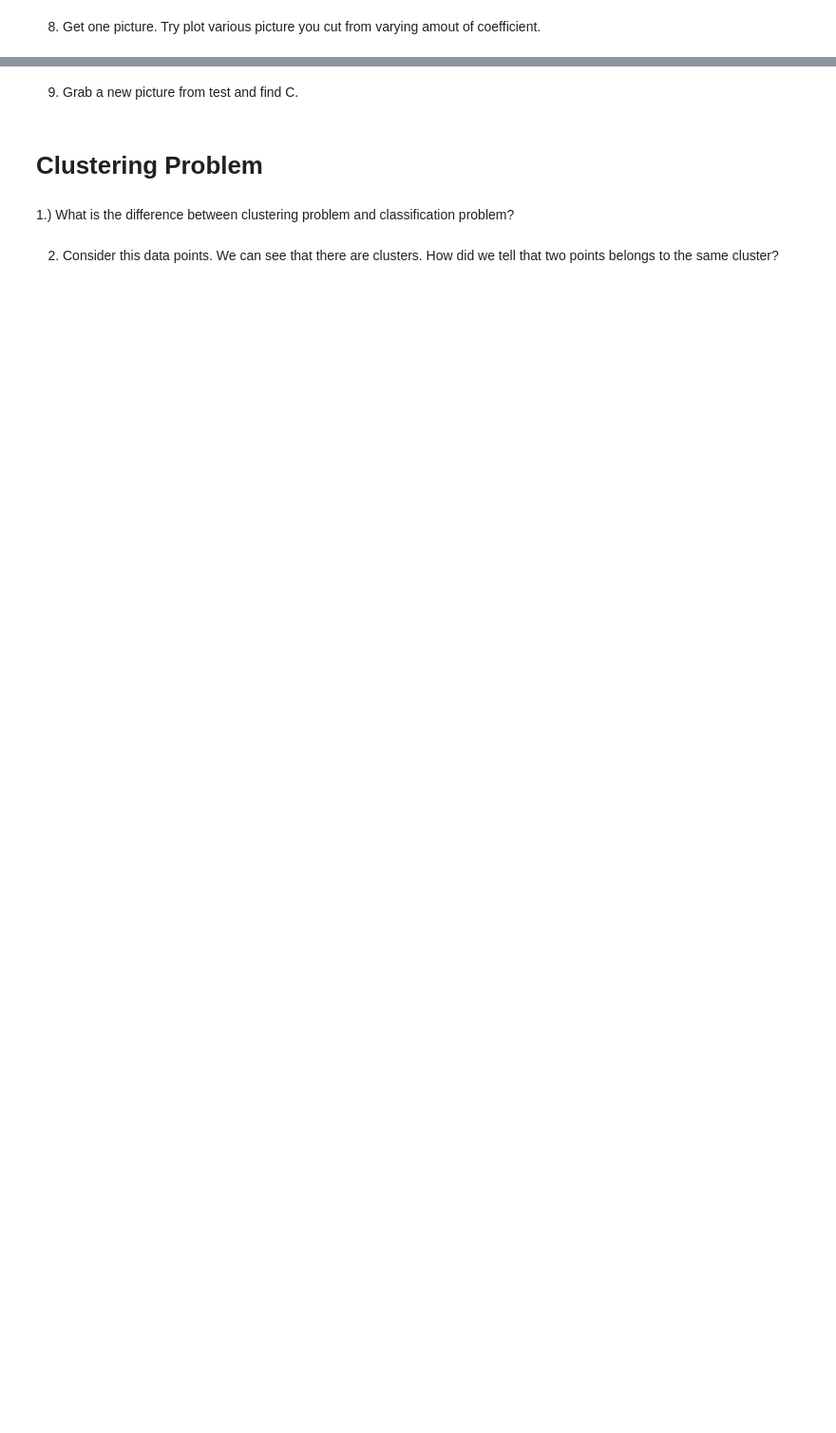
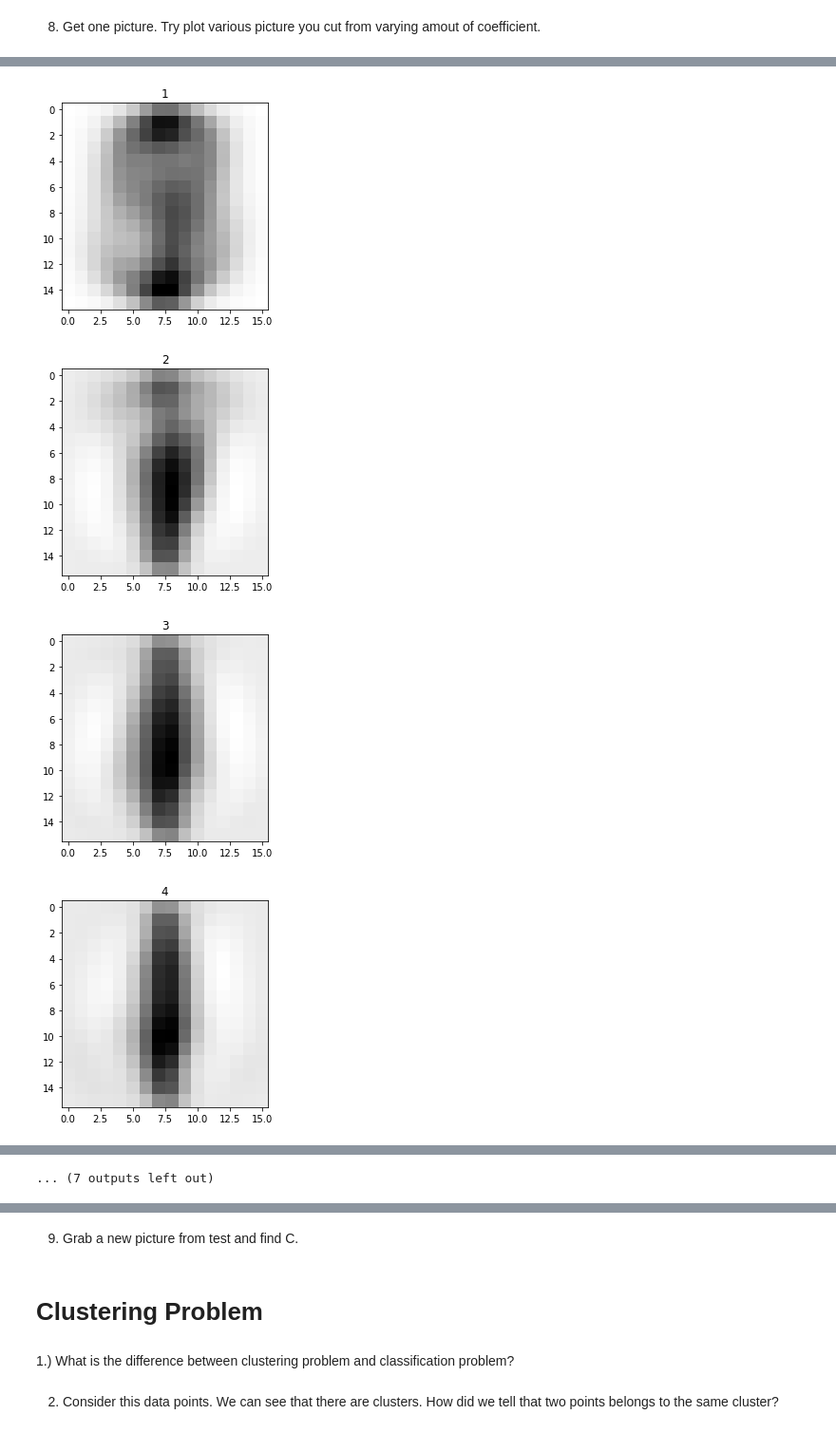
Before and after one commit to muic-pattern-rekt-2018/exercise-7-filled, a Jupyter notebook: Low Rank Approximation and Clustering Problem.ipynb, the cells around one changed output, grey strips where cells are left out. Shown: that part at 95% size. Drawn from its saved outputs; the diff is of its cells as text; code cells hidden in the pictures; blank space fills up the shorter version.

```diff
--- a/Low Rank Approximation and Clustering Problem.ipynb
+++ b/Low Rank Approximation and Clustering Problem.ipynb
@@ -86,0 +157,3 @@ show(images[:,4610])
+# %%
+# in the training you get v
+_, _, v_x = np.linalg.svd(x_train)
@@ -86,0 +167,18 @@ show(images[:,4610])
+# %%
+coeff_test = np.dot(x_test, v_x_k.T) # note the same v
+# %%
+approx_test_pic = np.dot(coeff_test, v_x_k)
+# %%
+for i in range(1,20):
+    k = i
+    v_x_k = v_x[:k, :]
+    coeff_test = np.dot(x_test, v_x_k.T) # note the same v
+    approx_test_pic = np.dot(coeff_test, v_x_k)
+    plt.figure()
+    show(approx_test_pic[20])
+    plt.title(k)
+# %% [output]
+[figure, added]
+[figure, added]
+[figure, added]
+[figure, added]
@@ -86,0 +193 @@ show(images[:,4610])
+... (7 outputs left out)
```
Also changed, not shown: parts of 33 cells of this notebook.
